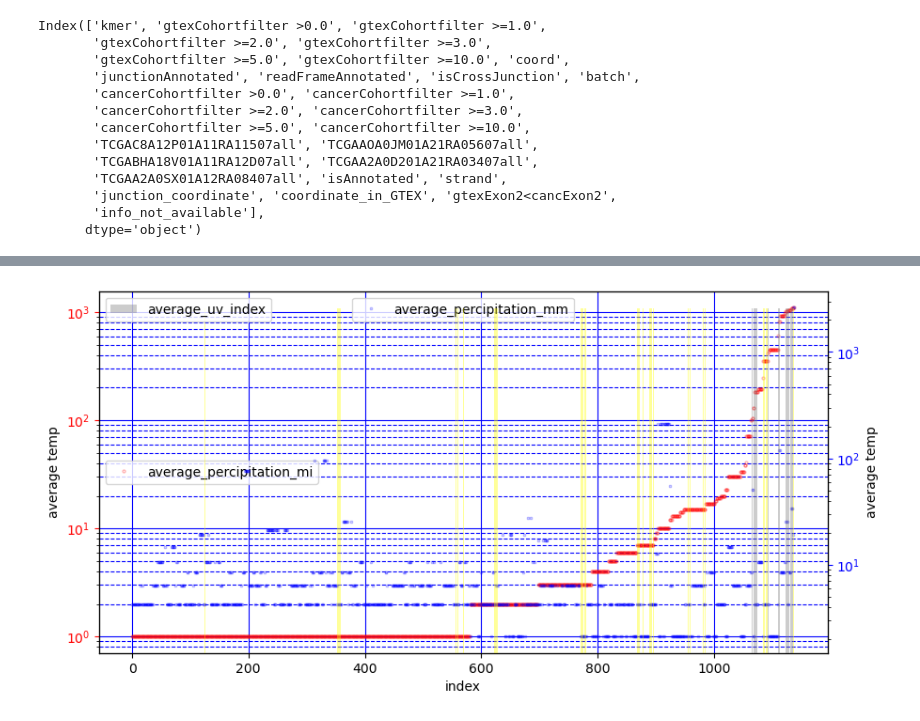
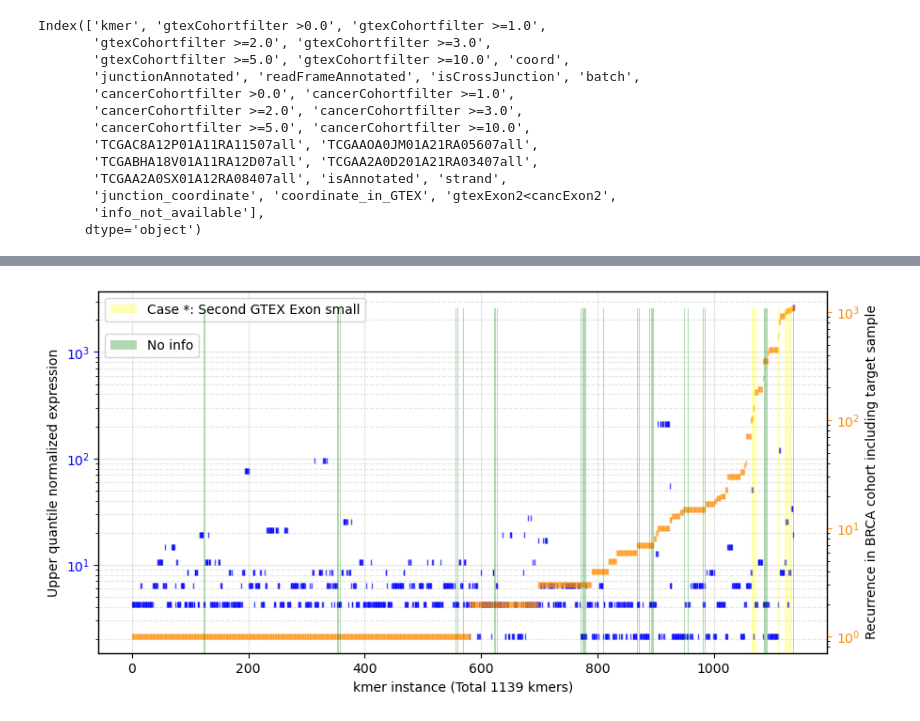
Before and after one commit to ratschlab/projects2020_ohsu, a Jupyter notebook: eth/plotting/OHSU_collab_Rerun_allRF/p20230315_recurrence_expression_metainfo.ipynb, the cells around one changed output, grey strips where cells are left out. Drawn from its saved outputs; the diff is of its cells as text; code cells hidden in the pictures.

Commit message:
recurrence plot with metadata advanced cont

```diff
--- a/eth/plotting/OHSU_collab_Rerun_allRF/p20230315_recurrence_expression_metainfo.ipynb
+++ b/eth/plotting/OHSU_collab_Rerun_allRF/p20230315_recurrence_expression_metainfo.ipynb
@@ -8,6 +9,14 @@ import numpy as np
 # 1. Filtered kmer list
 # 2. Generation info
 # 3. Added a lot of false positive related information in projects2020_ohsu/eth/debug/debug_false_positives/p20230307_filter_allRF_quality_check.ipynb
-path = '/cluster/work/grlab/projects/projects2020_OHSU/peptides_generation/CANCER_eth/commit_c4dd02c_conf2_Frame_cap0_runs/TCGA_Breast_1102/filtering_samples/chosen_filters_06March_order/G_TCGA-AO-A0JM-01A-21R-A056-07_SampleLim0.0CohortLimNoneAcrossNone_FiltNormalsGtexCohortCohortlim0.0Across1metadata2.tsv.gz'
+filter_dir = '/cluster/work/grlab/projects/projects2020_OHSU/peptides_generation/CANCER_eth/commit_c4dd02c_conf2_Frame_cap0_runs/TCGA_Breast_1102/filtering_samples/chosen_filters_06March_order'
+sample_target = 'TCGA-AO-A0JM-01A-21R-A056-07'
+
+metadata = 'metadata2'
+path_interest = f'G_{sample_target}_SampleLim0.0CohortLimNoneAcrossNone_FiltNormalsGtexCohortCohortlim0.0Across1{metadata}.tsv.gz'
+
+path = os.path.join(filter_dir, path_interest)
+plot_dir = os.path.join(filter_dir, 'plots')
+base_plot = path_interest.replace('.tsv.gz', '')
 # %%
 df = pd.read_csv(path, sep = '\t')
@@ -77,45 +79,65 @@ plt.bar(df[idx], df[check_exons_length])
 # %%
-marker_size = 2
+marker_size = 4
+color1 = 'blue'
+color2 = 'darkorange'
+color3 = 'yellow'
+color4 = 'green'
+colorgrid = 'grey'
+alpha_marker1 = 0.7
+alpha_marker2 = 0.5
+alpha_bar = 0.3
+alpha_grid = 0.2
+
+# Figure initialize
 fig = plt.figure(figsize=(10,5))
-
 ax = fig.add_subplot(111)
 ax2 = ax.twinx()
 ax3 = ax.twinx()
+ax4 = ax.twinx()
+
 
 # Ax 1
-df.plot(x=idx, y=recurr_col, ax=ax, legend=False, marker="o", alpha=0.3,
-        linestyle = 'None', markerfacecolor='None', markeredgecolor='r', markersize=marker_size)
-ax.legend(['average_percipitation_mi'], loc="center left")
-ax.set_ylabel('average temp')
-ax.tick_params(axis='y', colors='r')
-ax.grid(b=True, which='major', color='b', linestyle='-')
-ax.grid(b=True, which='minor', color='b', linestyle='--')
+df.plot(x=idx, y=expr_col, ax=ax, legend=False, marker='|', alpha=alpha_marker1,
+        linestyle = 'None', markerfacecolor=color1, markeredgecolor=color1, markersize=marker_size)
+ax.set_ylabel('Upper quantile normalized expression')
+ax.tick_params(axis='y', colors=color1)
+ax.grid(b=True, which='major', color=colorgrid, linestyle='-', alpha=alpha_grid)
+ax.grid(b=True, which='minor', color=colorgrid, linestyle='--', alpha=alpha_grid)
 
 # Ax 2
-df.plot(x=idx, y=expr_col, ax=ax2, legend=False, marker="s", alpha=0.3,
-              linestyle = 'None',markerfacecolor='None', markeredgecolor='b', markersize=marker_size)
-ax2.legend(['average_percipitation_mm'], loc="upper center")
-ax2.set_ylabel('average temp')
-ax2.tick_params(axis='y', colors='b') #, labelsize=14)
+df.plot(x=idx, y=recurr_col, ax=ax2, legend=False, marker="|", alpha=alpha_marker2,
+              linestyle = 'None', markerfacecolor='None', markeredgecolor=color2, markersize=marker_size)
+ax2.set_ylabel('Recurrence in BRCA cohort including target sample')
+ax2.tick_params(axis='y', colors=color2) #, labelsize=14)
 
 # Ax 3
-ax3.bar(x=df[idx], height=df[check_exons_length], alpha = 0.4, color='grey')
-ax3.legend(['average_uv_index'], loc="upper left")
-ax3.tick_params(axis='y', colors='grey') #, labelsize=14)
+ax3.bar(x=df[idx], height=df[check_exons_length], alpha=alpha_bar, color=color3)
+ax3.legend(['Case *: Second GTEX Exon small'], loc='upper left')
+ax3.tick_params(axis='y', colors=color3) #, labelsize=14)
 ax3.set_yticks([])
 ax3.set_yticks([], minor=False)
 
 # Ax 4
-ax3.bar(x=df[idx], height=df[info], alpha = 0.4, color='yellow')
-ax3.legend(['average_uv_index'], loc="upper left")
-ax3.tick_params(axis='y', colors='grey') #, labelsize=14)
-ax3.set_yticks([])
-ax3.set_yticks([], minor=False)
+ax4.bar(x=df[idx], height=df[info], alpha = alpha_bar, color=color4)
+ax4.legend(['No info'], loc="upper left", bbox_to_anchor=(0, 0.9))
+ax4.tick_params(axis='y', colors=color4) #, labelsize=14)
+ax4.set_yticks([])
+ax4.set_yticks([], minor=False)
 
 # All plots
+ax.set_xlabel(f'kmer instance (Total {len(df)} kmers)')
 ax.set_yscale("log")
 ax2.set_yscale("log")
 #ax.figure.legend()
+
+
+save = False
+name = 'Recurr_expr'
+save_path = os.path.join(plot_dir, f'{base_plot}_{name}.pdf')
+if save:
+    print("save to {}".format(save_path))
+    plt.savefig(save_path, bbox_inches='tight')
+
 fig.show()
 # %% [output]
-[figure, old version]
+[figure, new version]
```
Also changed, not shown: parts of 6 cells of this notebook.
